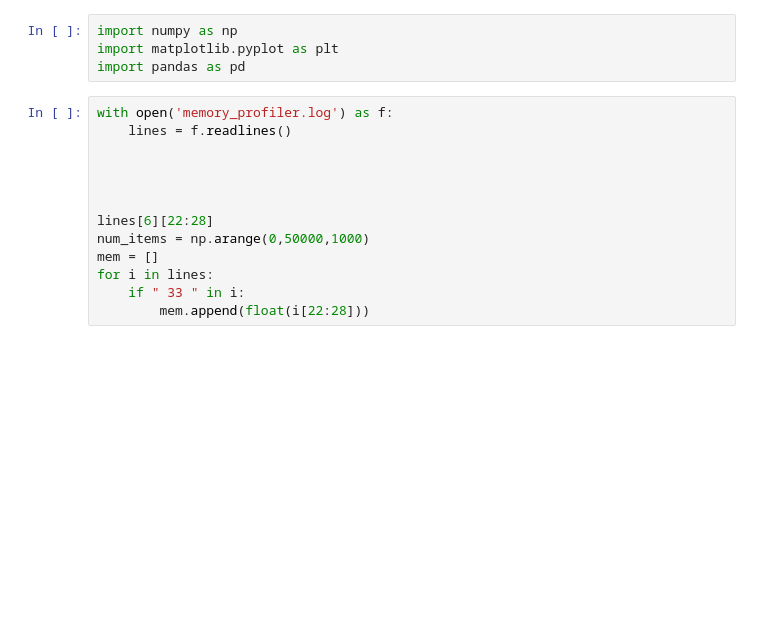
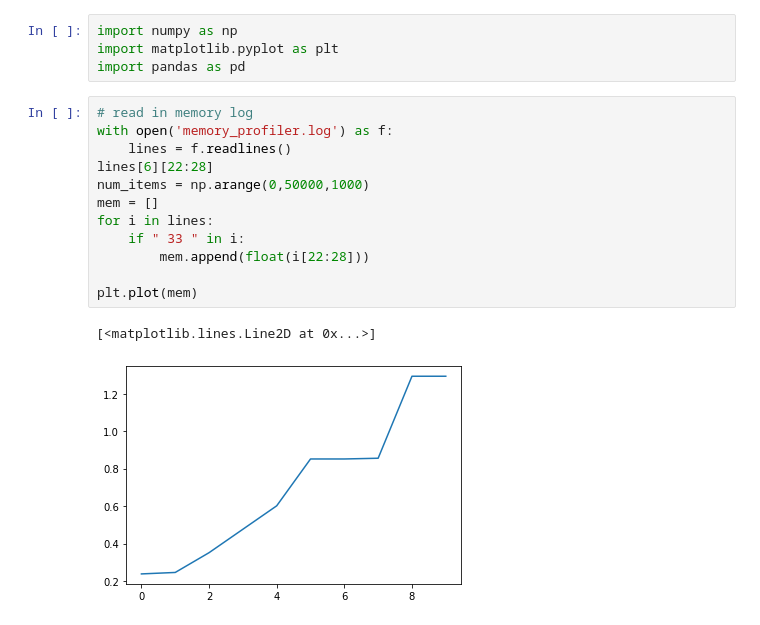
Before and after one commit to jackychen08/Computational_genomics, a Jupyter notebook: final_project/create_benchmark_plots.ipynb, the cells around one changed output. Drawn from its saved outputs; the diff is of its cells as text; blank space fills up the shorter version.

```diff
--- a/final_project/create_benchmark_plots.ipynb
+++ b/final_project/create_benchmark_plots.ipynb
@@ -3,16 +3,18 @@ import numpy as np
 import matplotlib.pyplot as plt
 import pandas as pd
 # %%
+# read in memory log
 with open('memory_profiler.log') as f:
     lines = f.readlines()
-
-
-
-
 lines[6][22:28]
 num_items = np.arange(0,50000,1000)
 mem = []
 for i in lines:
     if " 33 " in i:
         mem.append(float(i[22:28]))
+
+plt.plot(mem)
+# %% [output]
+[<matplotlib.lines.Line2D at 0x...>]
+[figure, added]
 # %%
```
Also changed, not shown: parts of 1 cell of this notebook, 16 other files.
